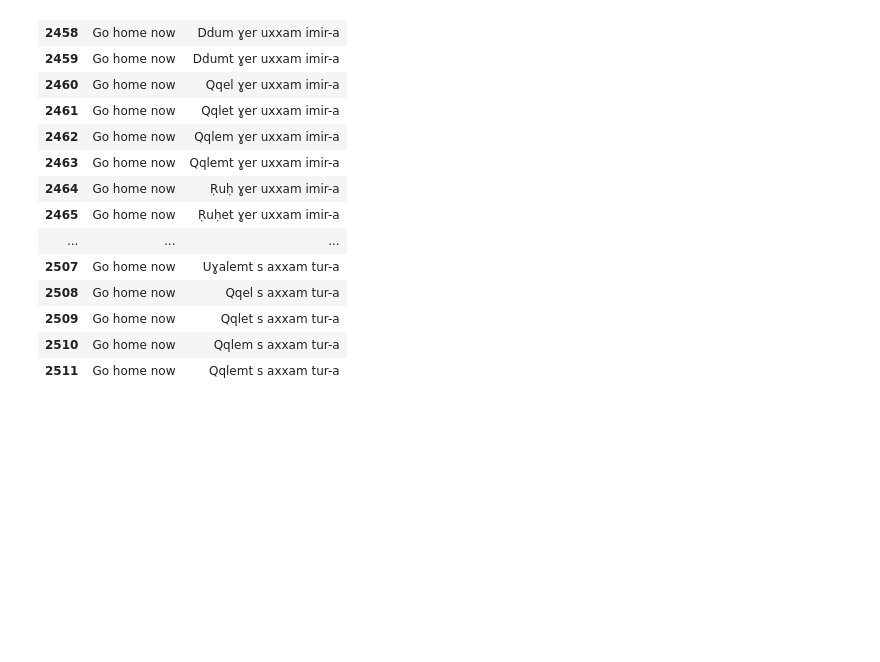
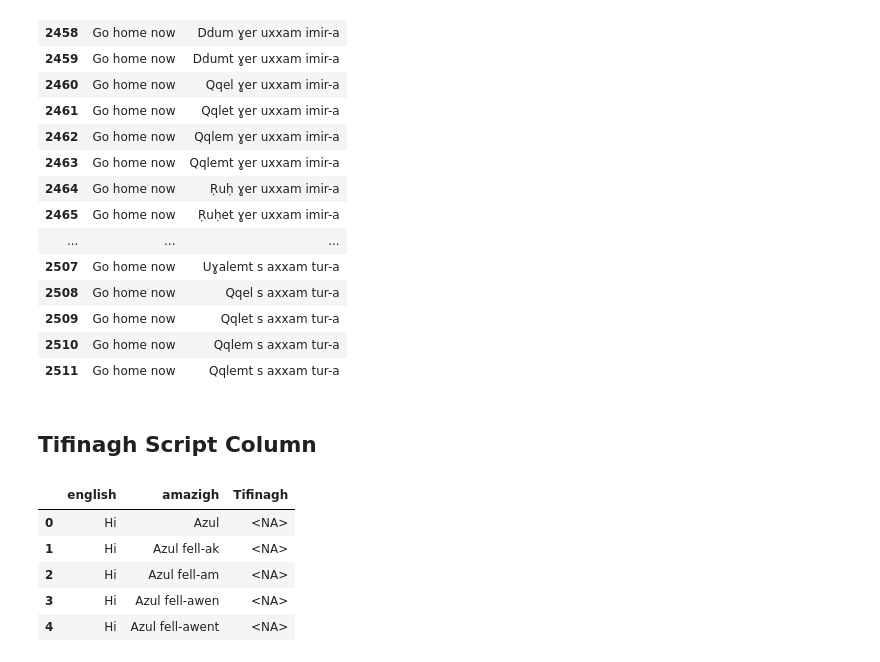
Before and after one commit to rumihoney/amazigh-english-corpus-analysis, a Jupyter notebook: cleaning_data.ipynb, the cells around one changed output. Cells and saved outputs as stored; diff of their text form; code cells hidden in the pictures; blank space fills up the shorter version.

```diff
--- a/cleaning_data.ipynb
+++ b/cleaning_data.ipynb
@@ -217,3 +217,15 @@ df[df["english"] == "Go home now"][["english", "amazigh"]]
 | 2509 | Go home now | Qqlet s axxam tur-a |
 | 2510 | Go home now | Qqlem s axxam tur-a |
 | 2511 | Go home now | Qqlemt s axxam tur-a |
+# %% [markdown]
+## Tifinagh Script Column
+# %%
+df['Tifinagh'] = pd.NA
+df.head()
+# %% [output]
+|  | english | amazigh | Tifinagh |
+| 0 | Hi | Azul | <NA> |
+| 1 | Hi | Azul fell-ak | <NA> |
+| 2 | Hi | Azul fell-am | <NA> |
+| 3 | Hi | Azul fell-awen | <NA> |
+| 4 | Hi | Azul fell-awent | <NA> |
```
Also changed, not shown: parts of 3 cells of this notebook.
